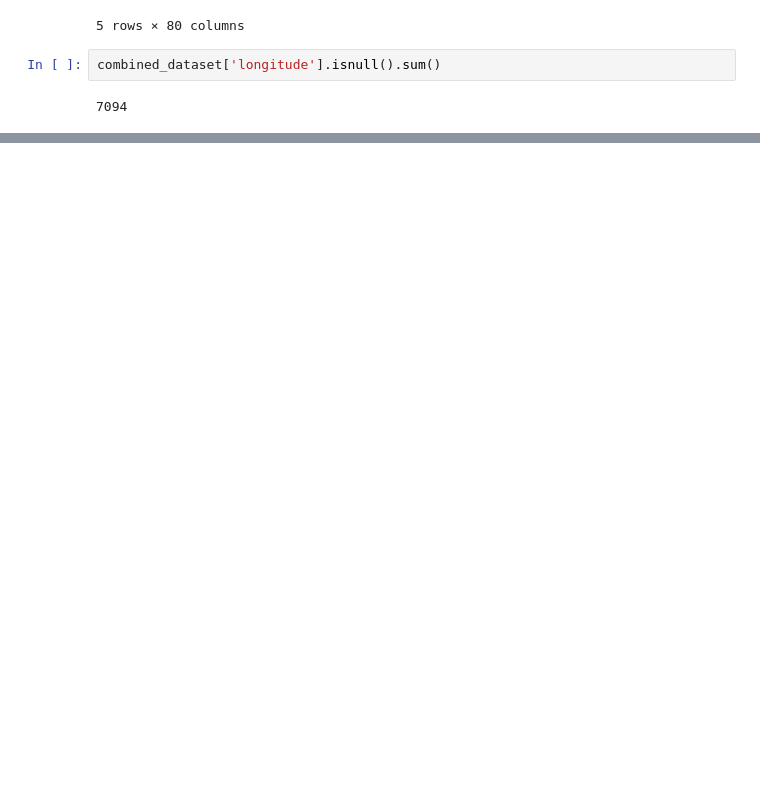
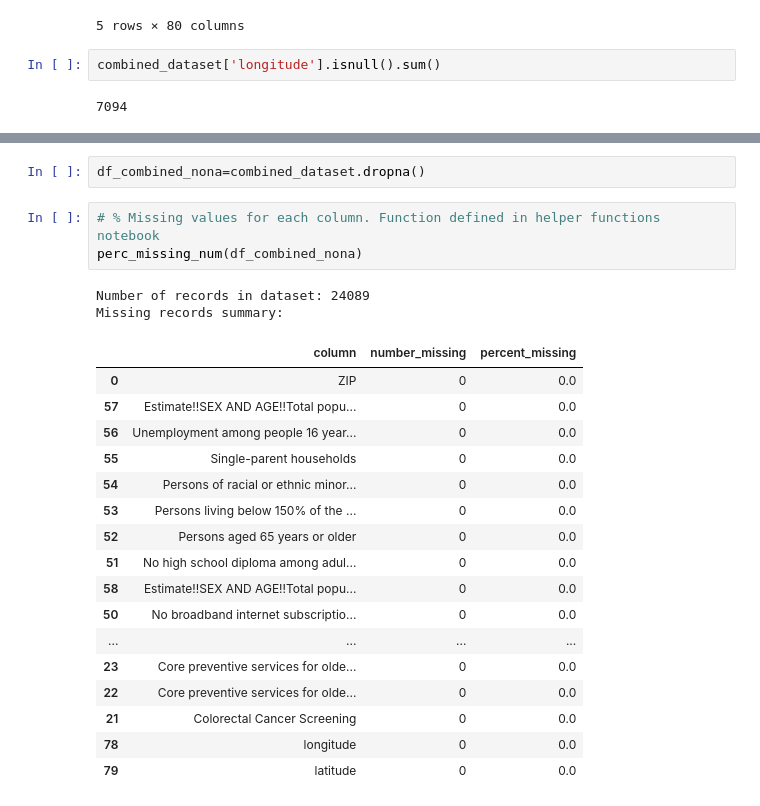
Before and after one commit to anuvrat-umich/siads_milestone1, a Jupyter notebook: src/data_merging.ipynb, the cells around one changed output, grey strips where cells are left out. Drawn from its saved outputs; the diff is of its cells as text; blank space fills up the shorter version.

```diff
--- a/src/data_merging.ipynb
+++ b/src/data_merging.ipynb
@@ -131,0 +155,25 @@ NameError: name 'combined_dataset' is not defined
+# %%
+df_combined_nona=combined_dataset.dropna()
+# %%
+# % Missing values for each column. Function defined in helper functions notebook
+perc_missing_num(df_combined_nona)
+# %% [output]
+Number of records in dataset: 24089
+Missing records summary:
+|  | column | number_missing | percent_missing |
+| 0 | ZIP | 0 | 0.0 |
+| 57 | Estimate!!SEX AND AGE!!Total popu... | 0 | 0.0 |
+| 56 | Unemployment among people 16 year... | 0 | 0.0 |
+| 55 | Single-parent households | 0 | 0.0 |
+| 54 | Persons of racial or ethnic minor... | 0 | 0.0 |
+| 53 | Persons living below 150% of the ... | 0 | 0.0 |
+| 52 | Persons aged 65 years or older | 0 | 0.0 |
+| 51 | No high school diploma among adul... | 0 | 0.0 |
+| 58 | Estimate!!SEX AND AGE!!Total popu... | 0 | 0.0 |
+| 50 | No broadband internet subscriptio... | 0 | 0.0 |
+| ... | ... | ... | ... |
+| 23 | Core preventive services for olde... | 0 | 0.0 |
+| 22 | Core preventive services for olde... | 0 | 0.0 |
+| 21 | Colorectal Cancer Screening | 0 | 0.0 |
+| 78 | longitude | 0 | 0.0 |
+| 79 | latitude | 0 | 0.0 |
```
Also changed, not shown: parts of 8 cells of this notebook, 2 other files.
